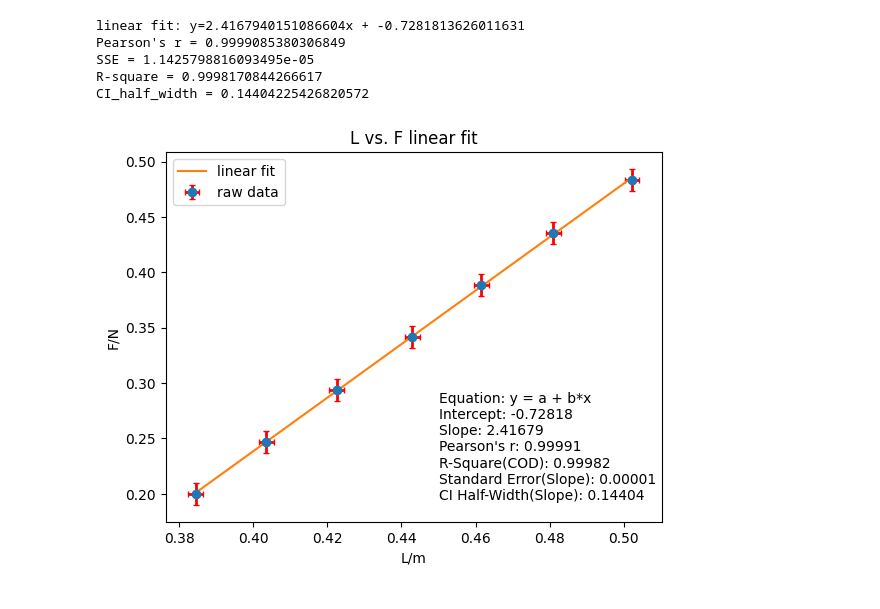
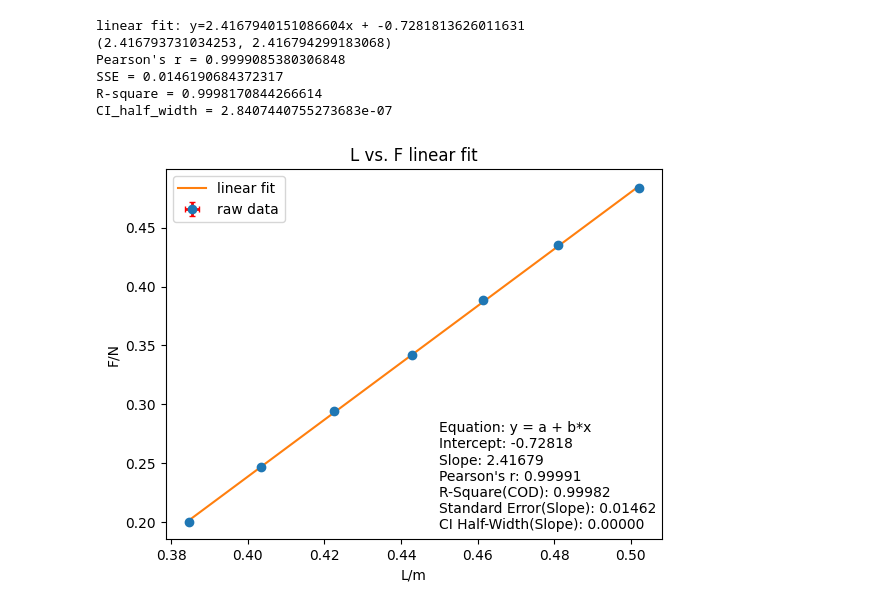
Before and after one commit to openhe-hub/python-math-utils, a Jupyter notebook: src/linear_fit.ipynb, the cells around one changed output. Drawn from its saved outputs; the diff is of its cells as text; code cells hidden in the pictures.

Commit message:
5-16: fix linear fit

```diff
--- a/src/linear_fit.ipynb
+++ b/src/linear_fit.ipynb
@@ -3,6 +3,7 @@ import matplotlib.pyplot as plt
 from sklearn.linear_model import LinearRegression
 import numpy as np
 import statsmodels.api as sm
+from scipy import stats
 
 config={
     "text_x": 0.45,
@@ -17,14 +18,28 @@ def linear_fit(x,y,x_err,y_err):
     plt.errorbar(x,y,y_err,x_err,fmt="o",ecolor="r",elinewidth=2,capsize=2)
 
     # lieanr fit
-    x_train=np.array(x).reshape((len(x),1))
-    y_train=np.array(y).reshape((len(y),1))
-    model=LinearRegression()
-    model.fit(x_train,y_train)
-    [slope,intercept]=[model.coef_[0][0], model.intercept_[0]]
+    x_train=np.array(x)
+    y_train=np.array(y)
+    x_err=np.array(x_err)
+    y_err=np.array(y_err)
+
+    # 权重矩阵，将误差的倒数平方作为权重
+    weights = 1 / (x_err**2)
+
+    # 执行线性回归拟合
+    slope, intercept, r_value, p_value, std_err = stats.linregress(x_train, y_train)
     print(f"linear fit: y={slope}x + {intercept}");
 
-    sm_model=sm.OLS(y_train,x_train).fit()
+    # 计算斜率的标准误差
+    slope_stderr = std_err / np.sqrt(np.sum(weights))
+
+    # 计算置信区间
+    n = len(x)  # 样本数量
+    dof = n - 2  # 自由度
+    t_value = stats.t.ppf(0.975, dof)  # t分布上分位点，置信水平为95%
+    confidence_interval = (slope - slope_stderr * t_value, slope + slope_stderr * t_value)
+    print(confidence_interval)
+
 
     # plot regression line
     x_fit=np.linspace(x[0],x[-1],10000)
@@ -40,42 +55,42 @@ def linear_fit(x,y,x_err,y_err):
     # statistics
     y_pred=x_train*slope+intercept
 
-    pearson_r=np.corrcoef(x,y)[0,1]
-    sse=np.sum((y_pred-y_train)**2)
-    r_squared=1 - np.sum((y_train - y_pred)**2) / np.sum((y_train - np.mean(y_train))**2)
-    confidence_interval=sm_model.conf_int(alpha=0.05) # set confidence 0.95
-    ci_half_width=(confidence_interval[0][1]-confidence_interval[0][0])/2
+    pearson_r=r_value
+    sse=std_err
+    r_squared=r_value**2
+    ci_half_width=(confidence_interval[1]-confidence_interval[0])/2
 
     print(f"Pearson's r = {pearson_r}")
     print(f"SSE = {sse}")
     print(f"R-square = {r_squared}")
     print(f"CI_half_width = {ci_half_width}")
 
     # statistics plot
     text_str="Equation: y = a + b*x\n"
     text_str+="Intercept: {0:.5f}\n".format(intercept)
     text_str+="Slope: {0:.5f}\n".format(slope)
     text_str+="Pearson's r: {0:.5f}\n".format(pearson_r)
     text_str+="R-Square(COD): {0:.5f}\n".format(r_squared)
     text_str+="Standard Error(Slope): {0:.5f}\n".format(sse)
     text_str+="CI Half-Width(Slope): {0:.5f}\n".format(ci_half_width)
 
     plt.text(config["text_x"],config["text_y"],text_str)
 
 
     plt.show()
 
 
 L=[0.38450,0.40350,0.42250,0.44290,0.46150,0.48100,0.50220]
 F=[0.2,0.2469,0.2939,0.3416,0.3888,0.4356,0.4834]
-L_err=[0.002,0.002,0.002,0.002,0.002,0.002,0.002]
-F_err=[0.01,0.01,0.01,0.01,0.01,0.01,0.01]
+L_err=[0.00002,0.00002,0.00002,0.00002,0.00002,0.00002,0.00002]
+F_err=[0.00001,0.00001,0.00001,0.00001,0.00001,0.00001,0.00001]
 
 linear_fit(L,F,L_err,F_err)
 # %% [output]
 linear fit: y=2.4167940151086604x + -0.7281813626011631
-Pearson's r = 0.9999085380306849
-SSE = 1.1425798816093495e-05
-R-square = 0.9998170844266617
-CI_half_width = 0.14404225426820572
+(2.416793731034253, 2.416794299183068)
+Pearson's r = 0.9999085380306848
+SSE = 0.0146190684372317
+R-square = 0.9998170844266614
+CI_half_width = 2.8407440755273683e-07
-[figure, old version]
+[figure, new version]
```
Also changed, not shown: parts of 1 cell of this notebook.
